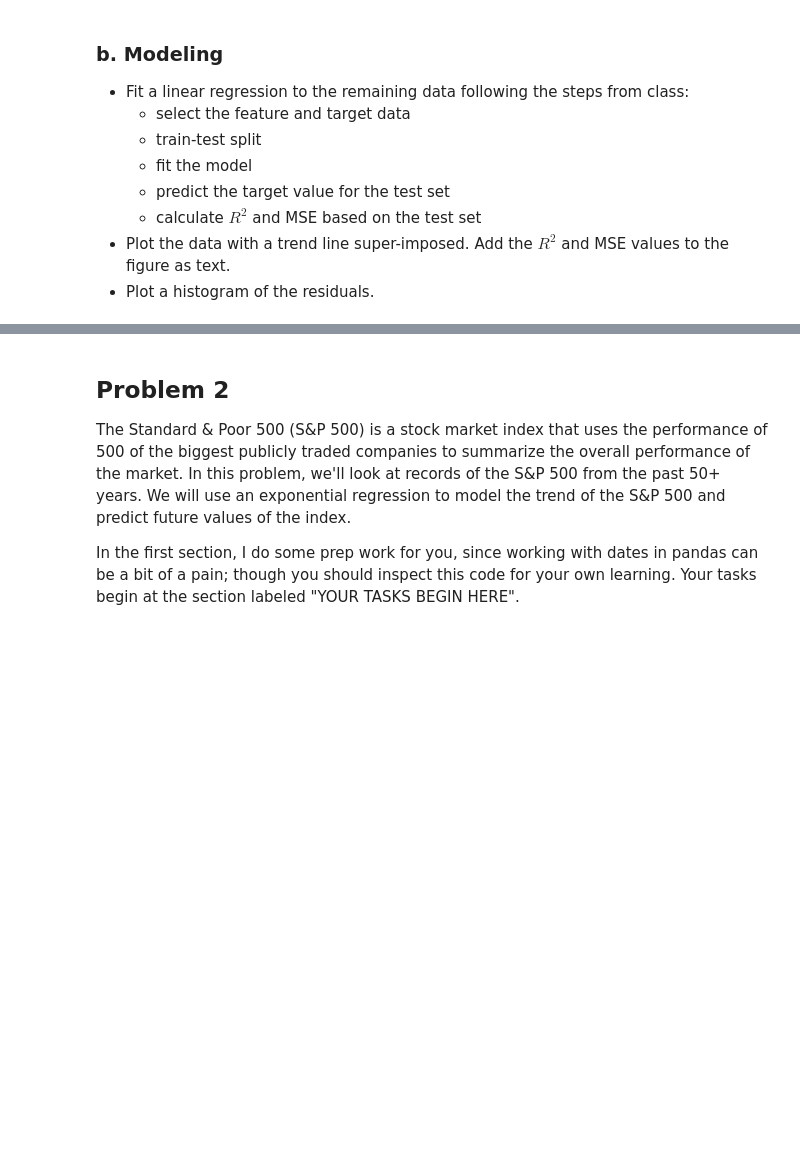
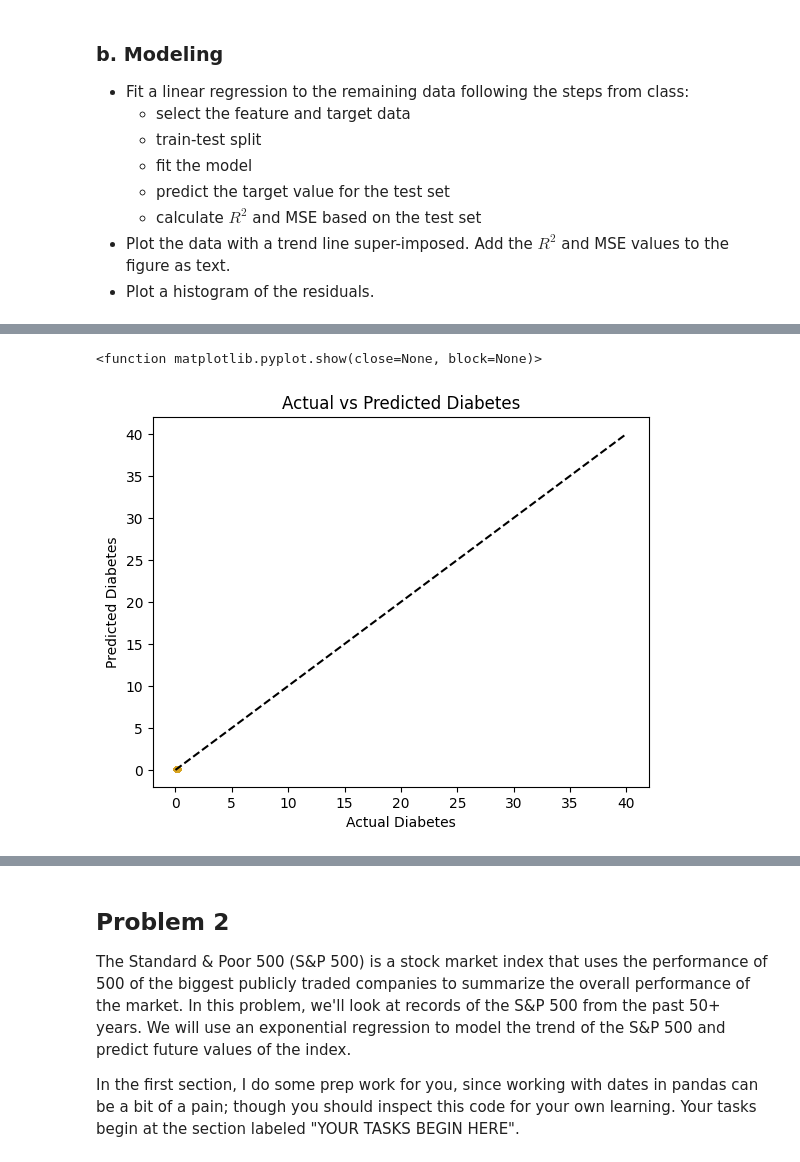
Before and after one commit to foxel03/Notes-2-01, a Jupyter notebook: 00_Assignments/ps01.ipynb, the cells around one changed output, grey strips where cells are left out. Cells and saved outputs as stored; diff of their text form; code cells hidden in the pictures; blank space fills up the shorter version.

```diff
--- a/00_Assignments/ps01.ipynb
+++ b/00_Assignments/ps01.ipynb
@@ -166,0 +155,15 @@ dtype: int64
+# %%
+X_train, X_test, y_train, y_test = train_test_split(X, y, test_size=0.2)
+# %%
+
+sc = StandardScaler()
+
+sc.fit(X_train)
+
+Z_train = sc.transform(X_train)
+
+linreg = LinearRegression()
+
+linreg.fit(Z_train, y_train)
+
+linreg.__dict__
@@ -166,0 +180,16 @@ dtype: int64
+# %%
+y_pred_train = linreg.predict(Z_train)
+# %%
+Z_test = sc.transform(X_test)
+y_pred_test = linreg.predict(Z_test)
+# %%
+plt.plot(y_test, y_pred_test, '.', color = 'teal')
+plt.plot(y_train, y_pred_train, '.', color = 'goldenrod')
+plt.plot([0, 40], [0, 40], 'k--') #line of perfect fit
+plt.xlabel('Actual Diabetes')
+plt.ylabel('Predicted Diabetes')
+plt.title('Actual vs Predicted Diabetes')
+plt.show
+# %% [output]
+<function matplotlib.pyplot.show(close=None, block=None)>
+[figure, added]
```
Also changed, not shown: parts of 18 cells of this notebook.
